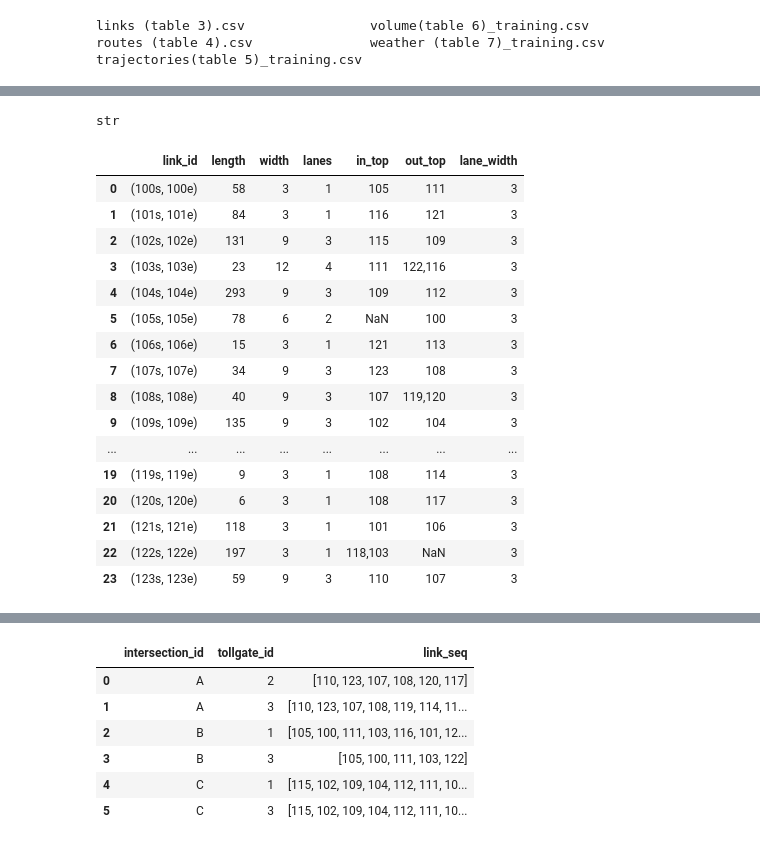
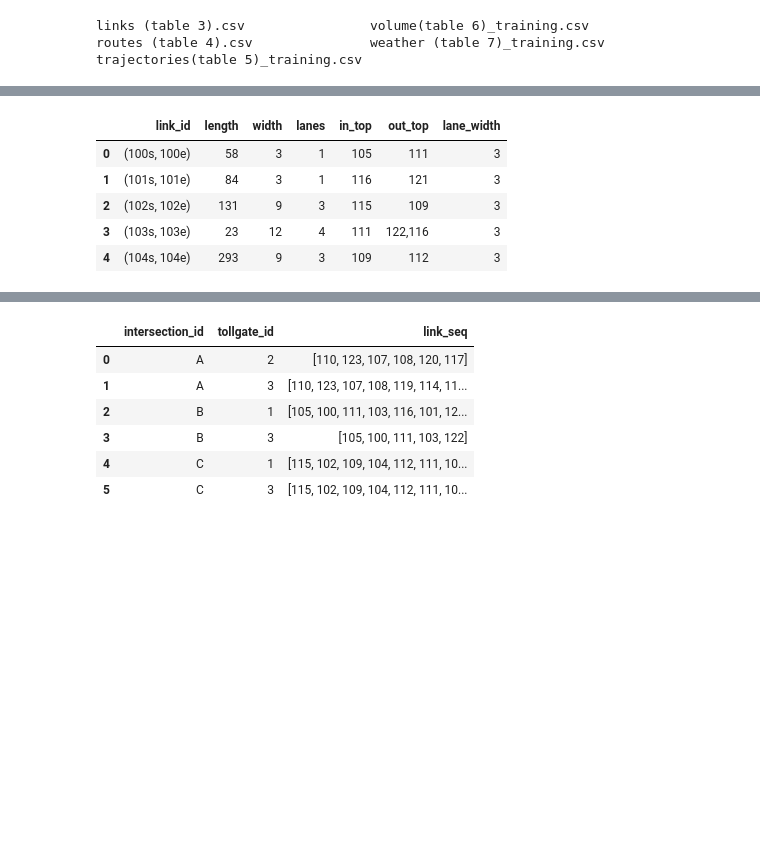
Before and after one commit to muciyuallen/TrafficFlowOptimization, a Jupyter notebook: NetWork Visualization.ipynb, the cells around one changed output, grey strips where cells are left out. Drawn from its saved outputs; the diff is of its cells as text; code cells hidden in the pictures; blank space fills up the shorter version.

```diff
--- a/NetWork Visualization.ipynb
+++ b/NetWork Visualization.ipynb
@@ -82,29 +55,14 @@ my_dict.items()
 # %%
 links['link_id'] = [my_dict.get(i) for i in links['link_id']]
-# %%
-type(links['out_top'][0])
-# %% [output]
-str
 # %%
-links
+links.head()
 # %% [output]
 |  | link_id | length | width | lanes | in_top | out_top | lane_width |
 | 0 | (100s, 100e) | 58 | 3 | 1 | 105 | 111 | 3 |
 | 1 | (101s, 101e) | 84 | 3 | 1 | 116 | 121 | 3 |
 | 2 | (102s, 102e) | 131 | 9 | 3 | 115 | 109 | 3 |
 | 3 | (103s, 103e) | 23 | 12 | 4 | 111 | 122,116 | 3 |
 | 4 | (104s, 104e) | 293 | 9 | 3 | 109 | 112 | 3 |
-| 5 | (105s, 105e) | 78 | 6 | 2 | NaN | 100 | 3 |
-| 6 | (106s, 106e) | 15 | 3 | 1 | 121 | 113 | 3 |
-| 7 | (107s, 107e) | 34 | 9 | 3 | 123 | 108 | 3 |
-| 8 | (108s, 108e) | 40 | 9 | 3 | 107 | 119,120 | 3 |
-| 9 | (109s, 109e) | 135 | 9 | 3 | 102 | 104 | 3 |
-| ... | ... | ... | ... | ... | ... | ... | ... |
-| 19 | (119s, 119e) | 9 | 3 | 1 | 108 | 114 | 3 |
-| 20 | (120s, 120e) | 6 | 3 | 1 | 108 | 117 | 3 |
-| 21 | (121s, 121e) | 118 | 3 | 1 | 101 | 106 | 3 |
-| 22 | (122s, 122e) | 197 | 3 | 1 | 118,103 | NaN | 3 |
-| 23 | (123s, 123e) | 59 | 9 | 3 | 110 | 107 | 3 |
 # %%
 routes = pd.read_csv(training_path1+'routes (table 4).csv')
 print(routes.shape)
```
Also changed, not shown: parts of 38 cells of this notebook, 2 other files.
